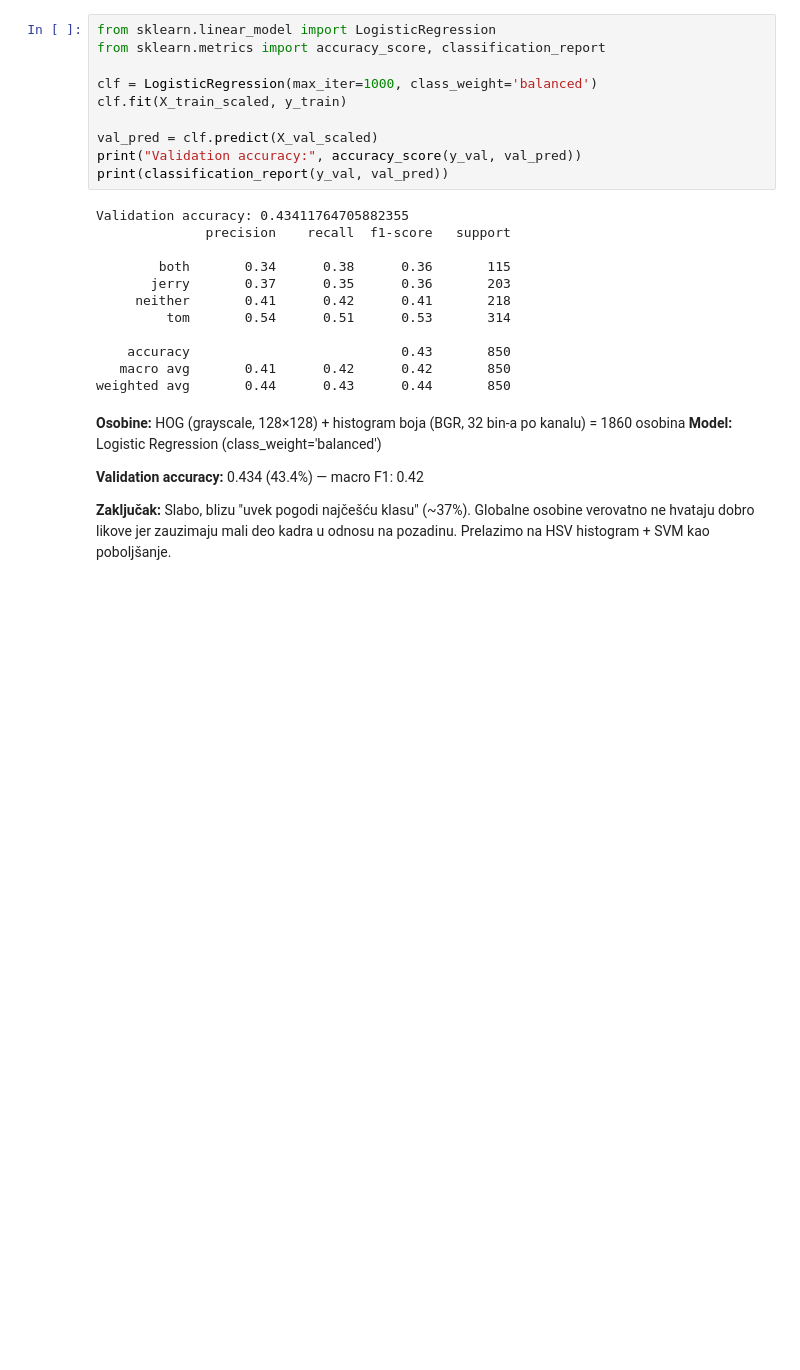
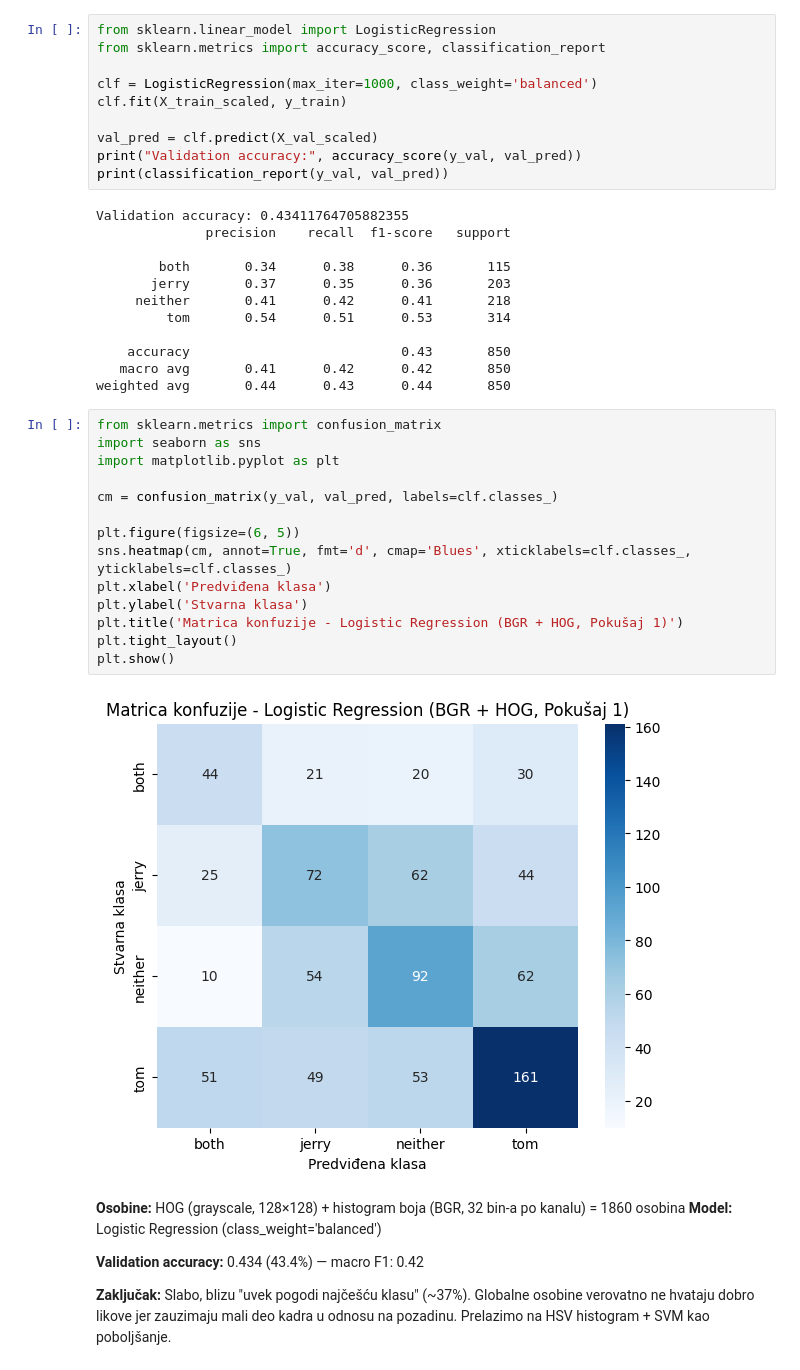
Before and after one commit to ilinkabibic/Tom-and-Jerry-Character-Classification, a Jupyter notebook: notebooks/02_klasican_ml_ika.ipynb, the cells around one changed output. Drawn from its saved outputs; the diff is of its cells as text; blank space fills up the shorter version.

```diff
--- a/notebooks/02_klasican_ml_ika.ipynb
+++ b/notebooks/02_klasican_ml_ika.ipynb
@@ -149,6 +149,22 @@ Validation accuracy: 0.43411764705882355
     accuracy                           0.43       850
    macro avg       0.41      0.42      0.42       850
 weighted avg       0.44      0.43      0.44       850
+# %%
+from sklearn.metrics import confusion_matrix
+import seaborn as sns
+import matplotlib.pyplot as plt
+
+cm = confusion_matrix(y_val, val_pred, labels=clf.classes_)
+
+plt.figure(figsize=(6, 5))
+sns.heatmap(cm, annot=True, fmt='d', cmap='Blues', xticklabels=clf.classes_, yticklabels=clf.classes_)
+plt.xlabel('Predviđena klasa')
+plt.ylabel('Stvarna klasa')
+plt.title('Matrica konfuzije - Logistic Regression (BGR + HOG, Pokušaj 1)')
+plt.tight_layout()
+plt.show()
+# %% [output]
+[figure, added]
 # %% [markdown]
 **Osobine:** HOG (grayscale, 128×128) + histogram boja (BGR, 32 bin-a po kanalu) = 1860 osobina
 **Model:** Logistic Regression (class_weight='balanced')
```
Also changed, not shown: parts of 3 cells of this notebook.
